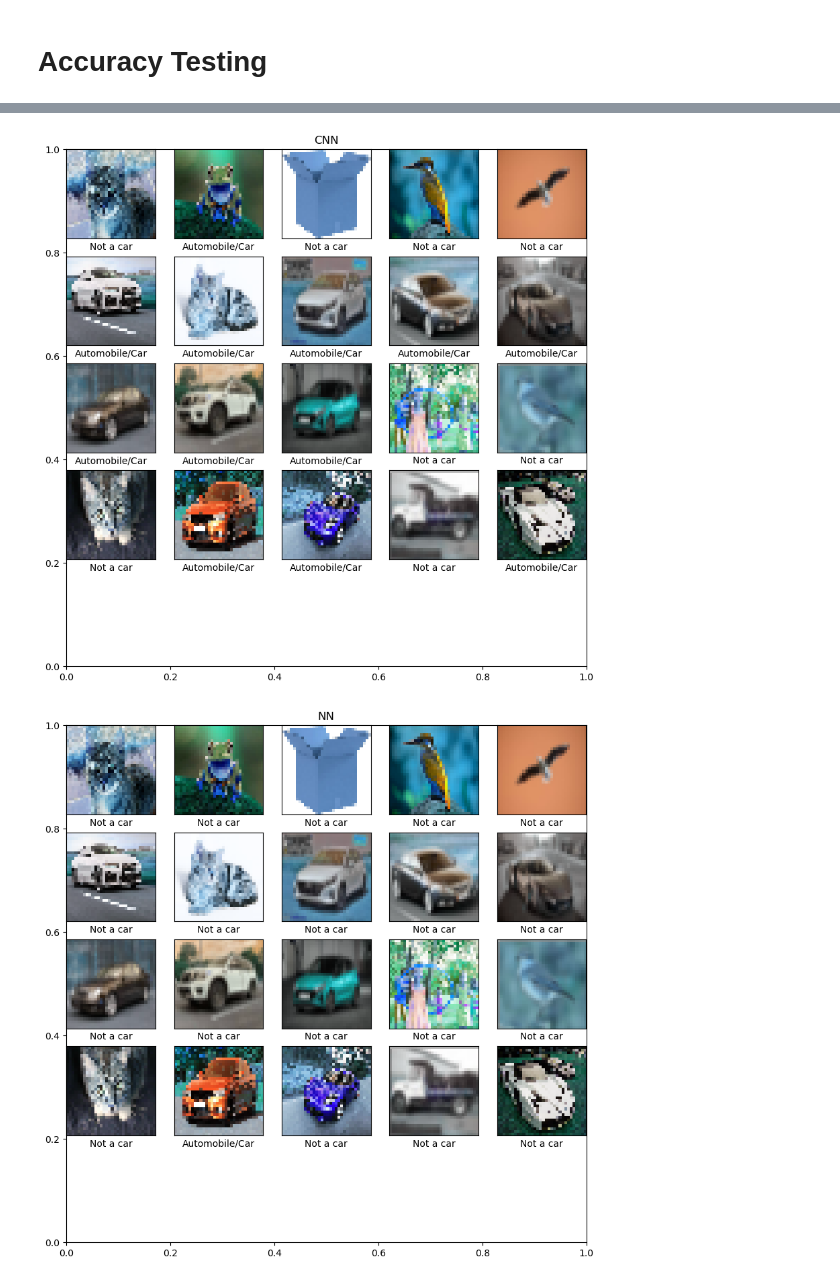
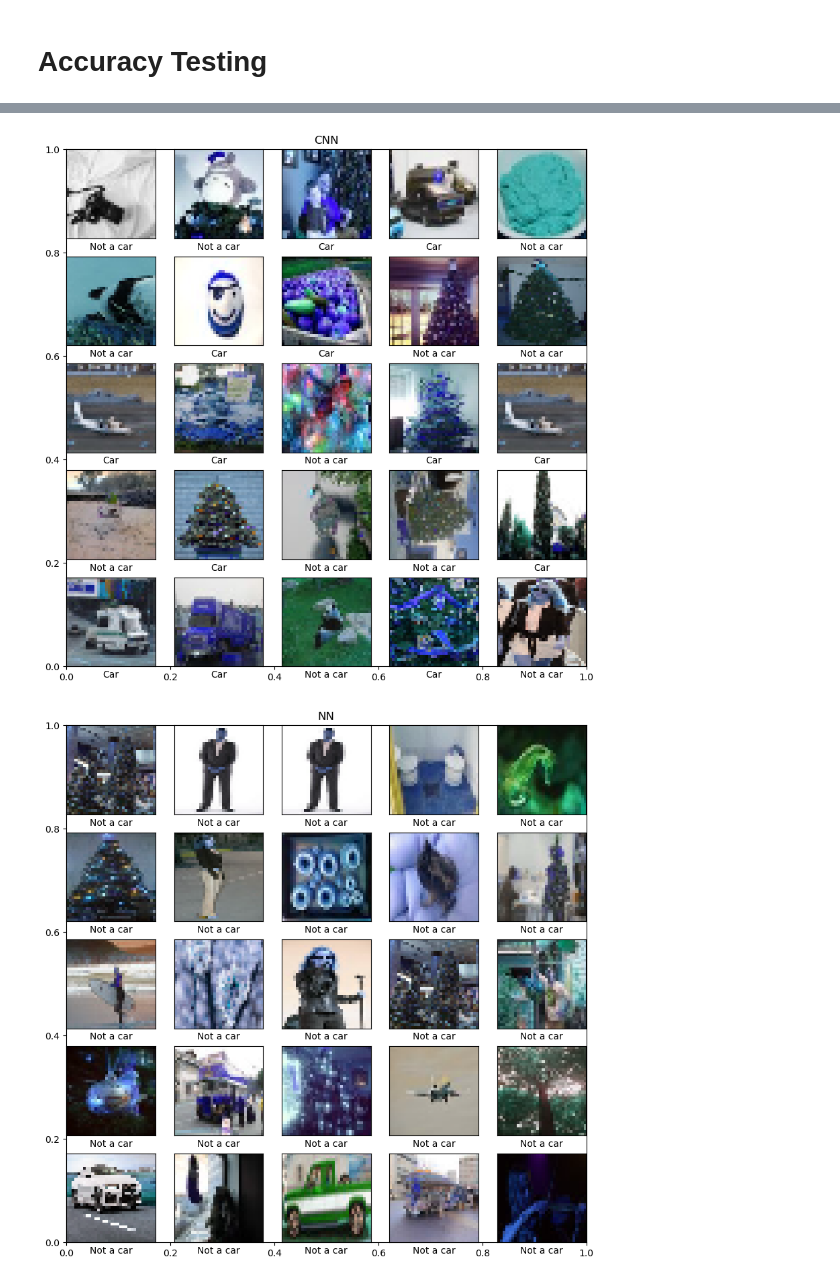
Before and after one commit to Onlyriley/MLProject, a Jupyter notebook: modeltesting.ipynb, the cells around one changed output, grey strips where cells are left out. Drawn from its saved outputs; the diff is of its cells as text; code cells hidden in the pictures.

Commit message:
Updated modeltesting

```diff
--- a/modeltesting.ipynb
+++ b/modeltesting.ipynb
@@ -45,6 +47,7 @@ for i in range(8144):
     car_labels[i][0] = 1
 # %%
 x_train = np.concatenate((x_train, car_images))
+x_train = np.concatenate((x_train, car_images2))
 y_train = np.concatenate((y_train, car_labels))
 
 x_train, x_test = x_train / 255.0, x_test / 255.0
@@ -98,8 +101,8 @@ class ConvNN:
     def generateLayers(self):
         self.model.add(self.default_layer(filters=64, kernel_size=10, input_shape=self.shape))
         self.model.add(layers.MaxPool2D())
-        self.model.add(self.default_layer(filters=128))
-        self.model.add(layers.MaxPool2D())
+        #self.model.add(self.default_layer(filters=128))
+        #self.model.add(layers.MaxPool2D())
         #self.model.add(self.default_layer(filters=256))
         #self.model.add(layers.MaxPool2D())
         #self.model.add(self.default_layer(filters=512))
@@ -117,12 +120,12 @@ class ConvNN:
 # Testing the models
 # %%
 normal_NN = UniformDeepDense()
-normal_NN.train_epochs = 2
+normal_NN.train_epochs = 5
 normal_NN.train(x_train_flat, y_train, x_test_flat, y_test)
 
 
 conv_NN = ConvNN()
-conv_NN.epochs = 2
+conv_NN.epochs = 10
 conv_NN.train(x_train, y_train, x_test, y_test)
 
 
@@ -170,6 +193,6 @@ plt.show()
 # %%
 import pickle
-images = open("output.pkl", "rb")
+images = open("output_large.pkl", "rb")
 
 dev_images = pickle.load(images)
 
@@ -189,27 +212,29 @@ dev_pred_label_cnn = np.argmax(dev_pred_label_cnn, axis=1)
 # %%
 plt.figure(figsize=(10,10))
 plt.title("CNN")
-for i in range(20):
+for i in range(25):
+    random_image = random.randint(1,len(dev_images))
     plt.subplot(5,5,i+1)
     plt.xticks([])
     plt.yticks([])
     plt.grid(False)
-    plt.imshow(dev_images[i].reshape(32, 32, 3))  # Reshape images to (32, 32, 3)
-    choice = class_names[dev_pred_label_cnn[i]]
+    plt.imshow(dev_images[random_image].reshape(32, 32, 3))  # Reshape images to (32, 32, 3)
+    choice = class_names[dev_pred_label_cnn[random_image]]
     plt.xlabel(choice)  # Use predicted labels from dev_pred_label
 plt.show()
 
 plt.figure(figsize=(10,10))
 plt.title("NN")
-for i in range(20):
+for i in range(25):
+    random_image = random.randint(1,len(dev_images))
     plt.subplot(5,5,i+1)
     plt.xticks([])
     plt.yticks([])
     plt.grid(False)
-    plt.imshow(dev_images[i].reshape(32, 32, 3))  # Reshape images to (32, 32, 3)
-    choice = class_names[dev_pred_label[i]]
+    plt.imshow(dev_images[random_image].reshape(32, 32, 3))  # Reshape images to (32, 32, 3)
+    choice = class_names[dev_pred_label[random_image]]
     plt.xlabel(choice)  # Use predicted labels from dev_pred_label
 plt.show()
 # %% [output]
-[figure, old version]
+[figure, new version]
-[figure, old version]
+[figure, new version]
```
Also changed, not shown: parts of 6 cells of this notebook, 1 other file.
